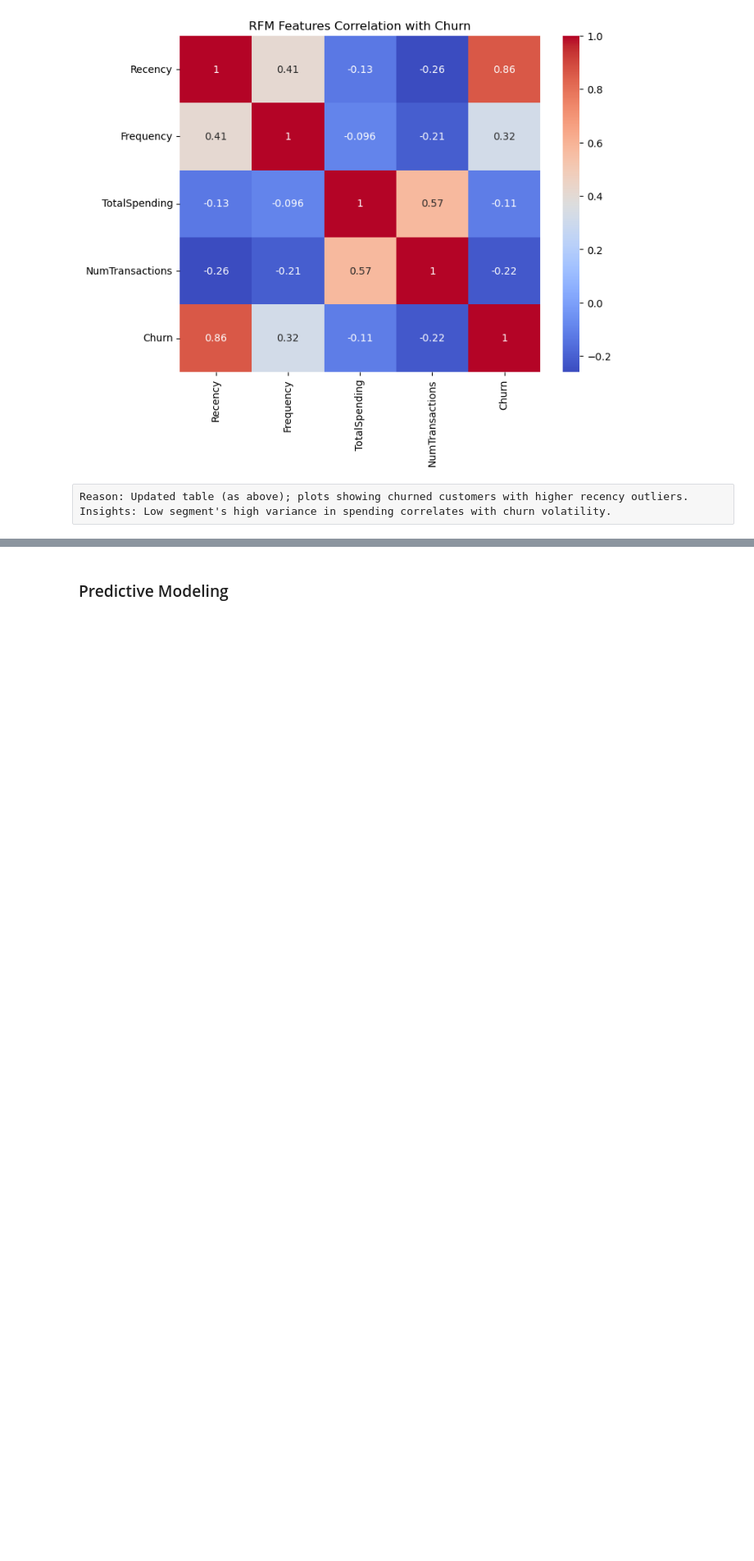
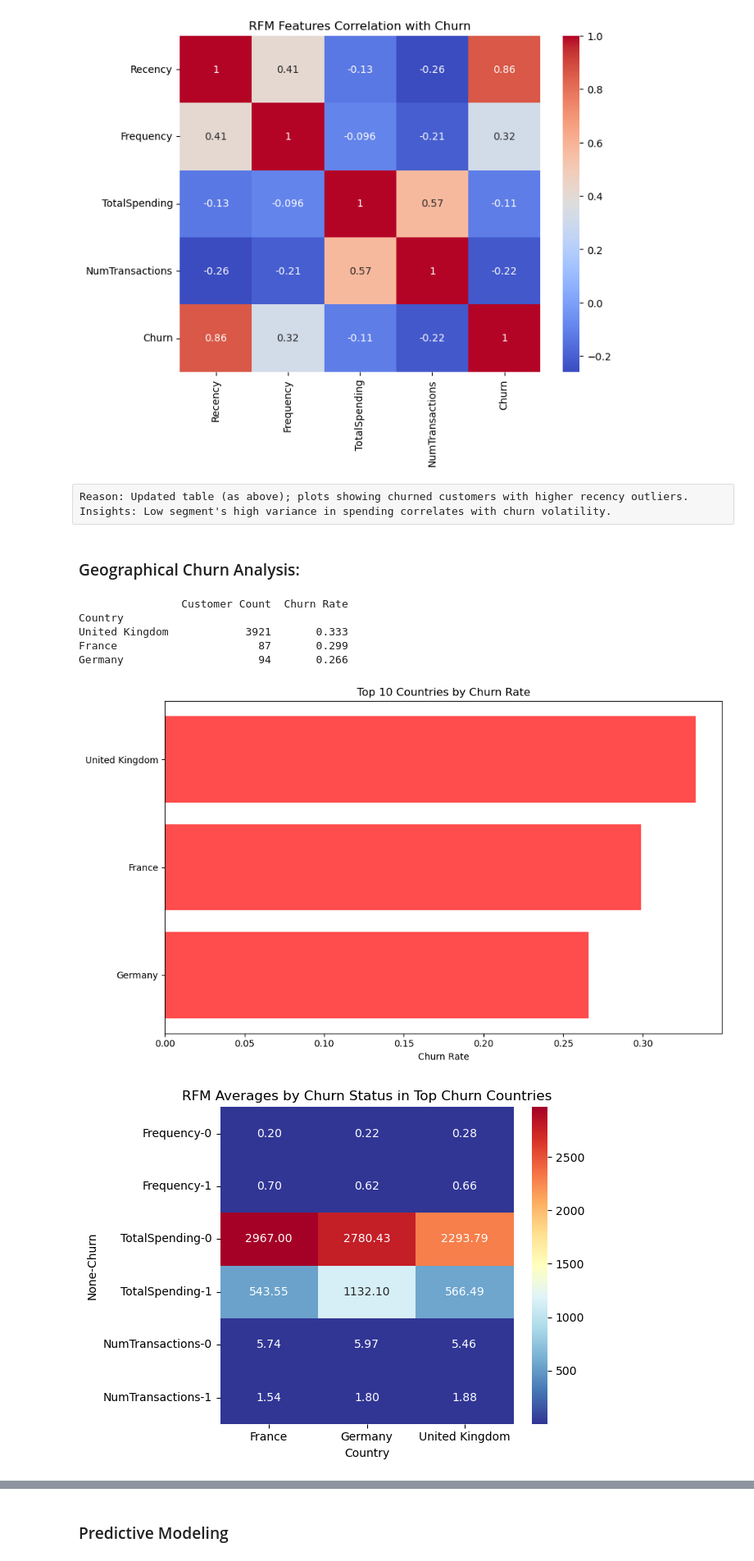
Before and after one commit to karthikke31-gif/E-commerce_Customer_Segementation, a Jupyter notebook: Customer_Segmentation.ipynb, the cells around one changed output, grey strips where cells are left out. Shown at 82% size. Cells and saved outputs as stored; diff of their text form; code cells hidden in the pictures; blank space fills up the shorter version.

```diff
--- a/Customer_Segmentation.ipynb
+++ b/Customer_Segmentation.ipynb
@@ -1070,3 +1070,52 @@ Medium            0.93        441.63
 [figure]
 # %% [raw]
 Reason: Updated table (as above); plots showing churned customers with higher recency outliers. Insights: Low segment's high variance in spending correlates with churn volatility.
+# %% [markdown]
+### Geographical Churn Analysis:
+# %%
+import pandas as pd
+import matplotlib.pyplot as plt
+import seaborn as sns
+import numpy as np
+
+# Merge Country if missing (assumes 'df' is raw data)
+if 'Country' not in customer_features.columns:
+    country_map = df.groupby('CustomerID')['Country'].first().reset_index()
+    country_map['CustomerID'] = country_map['CustomerID'].astype(str)
+    customer_features['CustomerID'] = customer_features['CustomerID'].astype(str)
+    customer_features = customer_features.merge(country_map, on='CustomerID', how='left')
+    print("Merged 'Country' column.")
+
+# Compute churn rate by country (filter n>50 for stability)
+churn_by_country = customer_features.groupby('Country')['Churn'].agg(['count', 'mean']).round(3)
+churn_by_country.columns = ['Customer Count', 'Churn Rate']
+churn_by_country = churn_by_country[churn_by_country['Customer Count'] > 50].sort_values('Churn Rate', ascending=False)
+print(churn_by_country.head(10))
+
+# Bar plot: Top 10 churn rates
+plt.figure(figsize=(10, 6))
+top_countries = churn_by_country.head(10).index
+churn_rates = churn_by_country.head(10)['Churn Rate']
+plt.barh(top_countries, churn_rates, color='red', alpha=0.7)
+plt.xlabel('Churn Rate')
+plt.title('Top 10 Countries by Churn Rate')
+plt.gca().invert_yaxis()
+plt.tight_layout()
+plt.show()
+
+# RFM averages by churn in top countries
+rfm_cols = ['Frequency', 'TotalSpending', 'NumTransactions']
+top_country_data = customer_features[customer_features['Country'].isin(top_countries)]
+heatmap_data = top_country_data.groupby(['Country', 'Churn'])[rfm_cols].mean().unstack('Churn').round(2)
+sns.heatmap(heatmap_data.T, annot=True, cmap='RdYlBu_r', fmt='.2f')
+plt.title('RFM Averages by Churn Status in Top Churn Countries')
+plt.tight_layout()
+plt.show()
+# %% [output]
+                Customer Count  Churn Rate
+Country
+United Kingdom            3921       0.333
+France                      87       0.299
+Germany                     94       0.266
+[figure, added]
+[figure, added]
```
Also changed, not shown: parts of 1 cell of this notebook.
